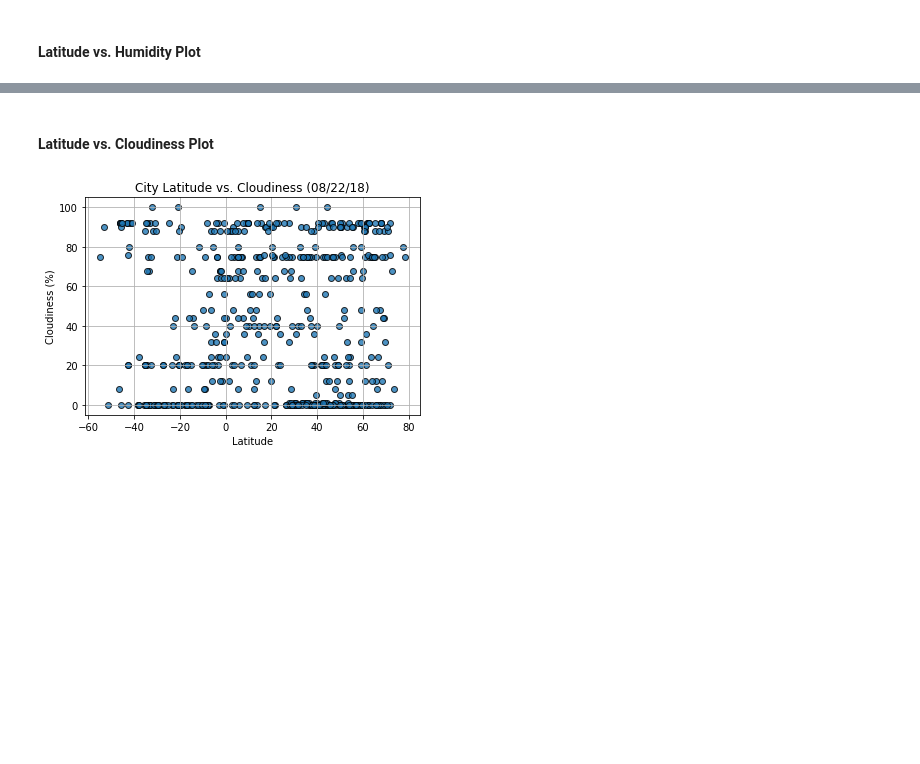
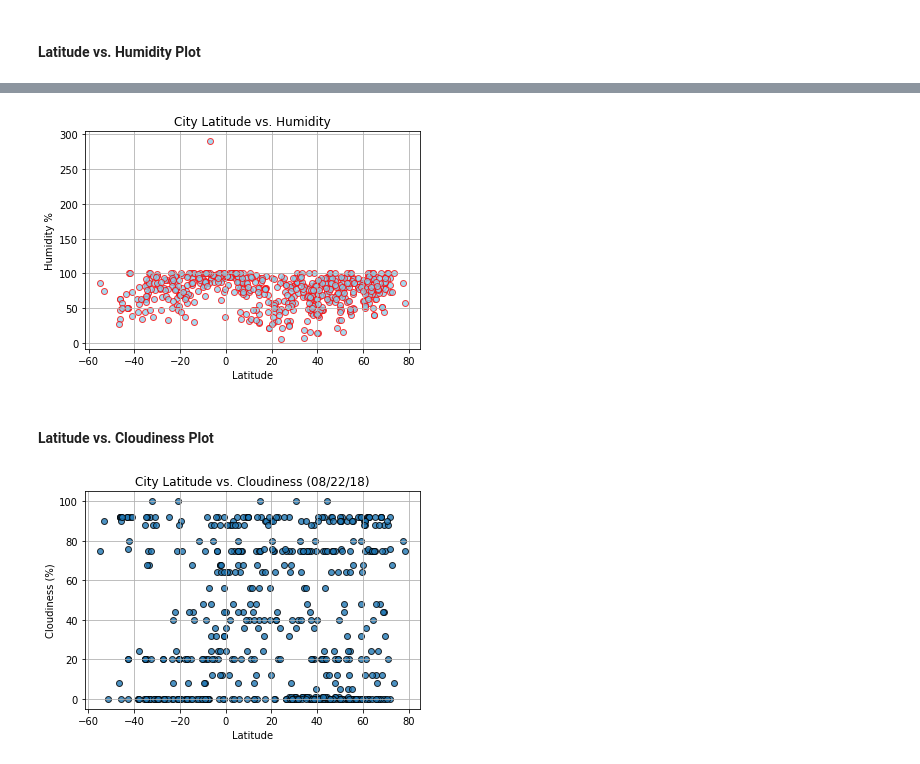
Before and after one commit to zaiddafer/HW6, a Jupyter notebook: WeatherPy.ipynb, the cells around one changed output, grey strips where cells are left out. Cells and saved outputs as stored; diff of their text form; code cells hidden in the pictures; blank space fills up the shorter version.

```diff
--- a/WeatherPy.ipynb
+++ b/WeatherPy.ipynb
@@ -109,0 +80,31 @@ Data Retrieval Complete
+# %%
+url = "http://api.openweathermap.org/data/2.5/weather?"
+Units = "metric"
+
+set_index = 1
+
+for index, row in cities_df.iterrows():
+
+    city = row['City']
+
+    i = (index // 50)
+    if i >= 1:
+        set_index = i + 1
+
+    try:
+        query_url = f"{url}appid={api_key}&q={city}&units={units}"
+        weather_response = requests.get(query_url).json()
+        weather_response
+        print(f"Processing Record {index} of set index {set_index} | {city}.")
+
+        cities_df.loc[index, 'Cloudiness'] = weather_response['clouds']['all']
+        cities_df.loc[index, 'Country'] = weather_response['sys']['country']
+        cities_df.loc[index, 'Date'] = weather_response['dt']
+        cities_df.loc[index, 'Humidity'] = weather_response['main']['humidity']
+        cities_df.loc[index, 'Lat'] = weather_response['coord']['lat']
+        cities_df.loc[index, 'Lng'] = weather_response['coord']['lon']
+        cities_df.loc[index, 'Max Temp'] = weather_response['main']['temp_max']
+        cities_df.loc[index, 'Wind Speed'] = weather_response['wind']['speed']
+
+    except (KeyError, IndexError):
+        print("City not found. Skipping...")
@@ -148,3 +174,15 @@ dtype: int64
+# %%
+x_axis = cities_df["Lat"]
+y_axis = cities_df["Humidity"]
+plt.title("City Latitude vs. Humidity")
+plt.xlabel("Latitude")
+plt.ylabel("Humidity %")
+plt.grid(True)
+plt.scatter(x_axis, y_axis,marker='o',edgecolors='Red',c='skyblue',alpha=0.75)
+plt.savefig("Lat_vs_Humidity.png")
+plt.show()
+# %% [output]
+[figure, added]
 # %% [markdown]
 #### Latitude vs. Cloudiness Plot
 # %%
```
Also changed, not shown: parts of 10 cells of this notebook.
